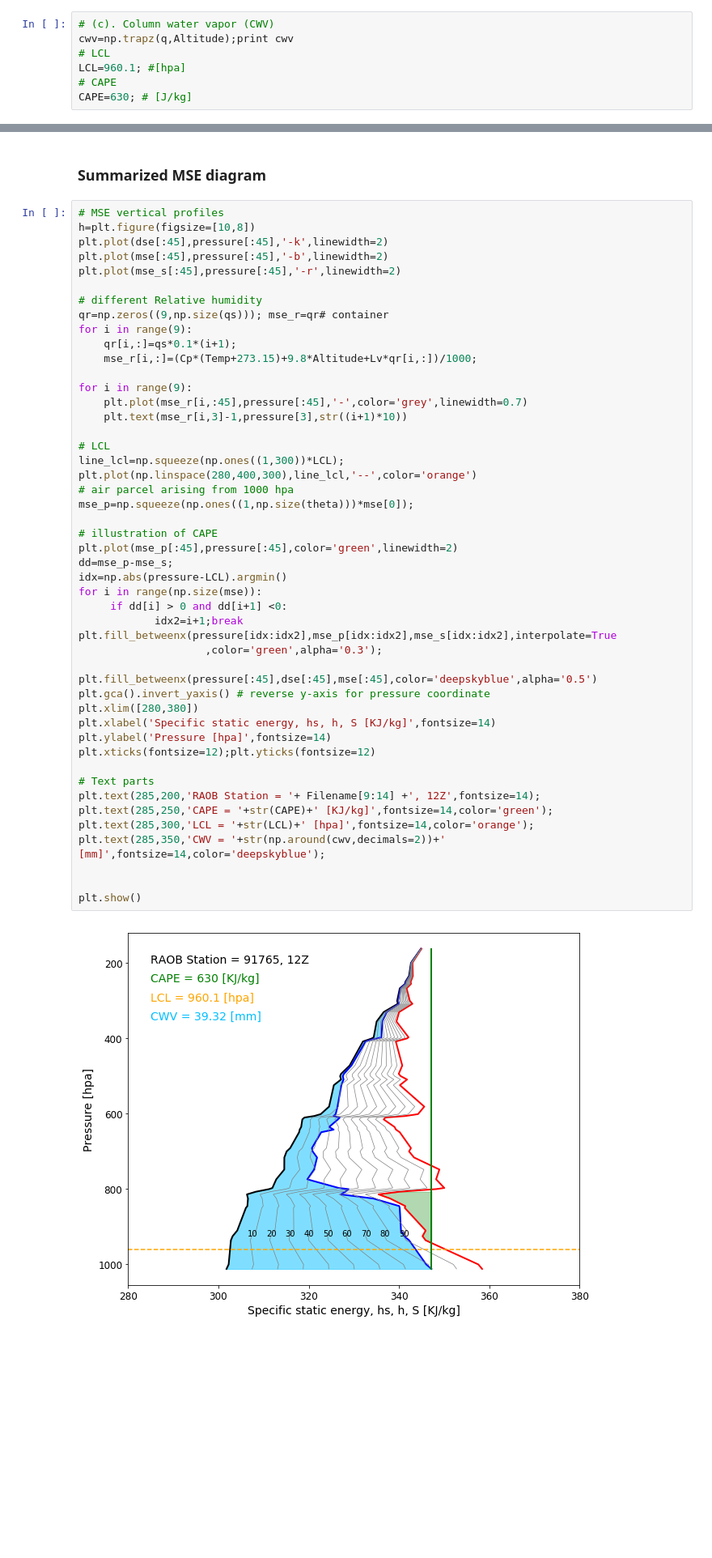
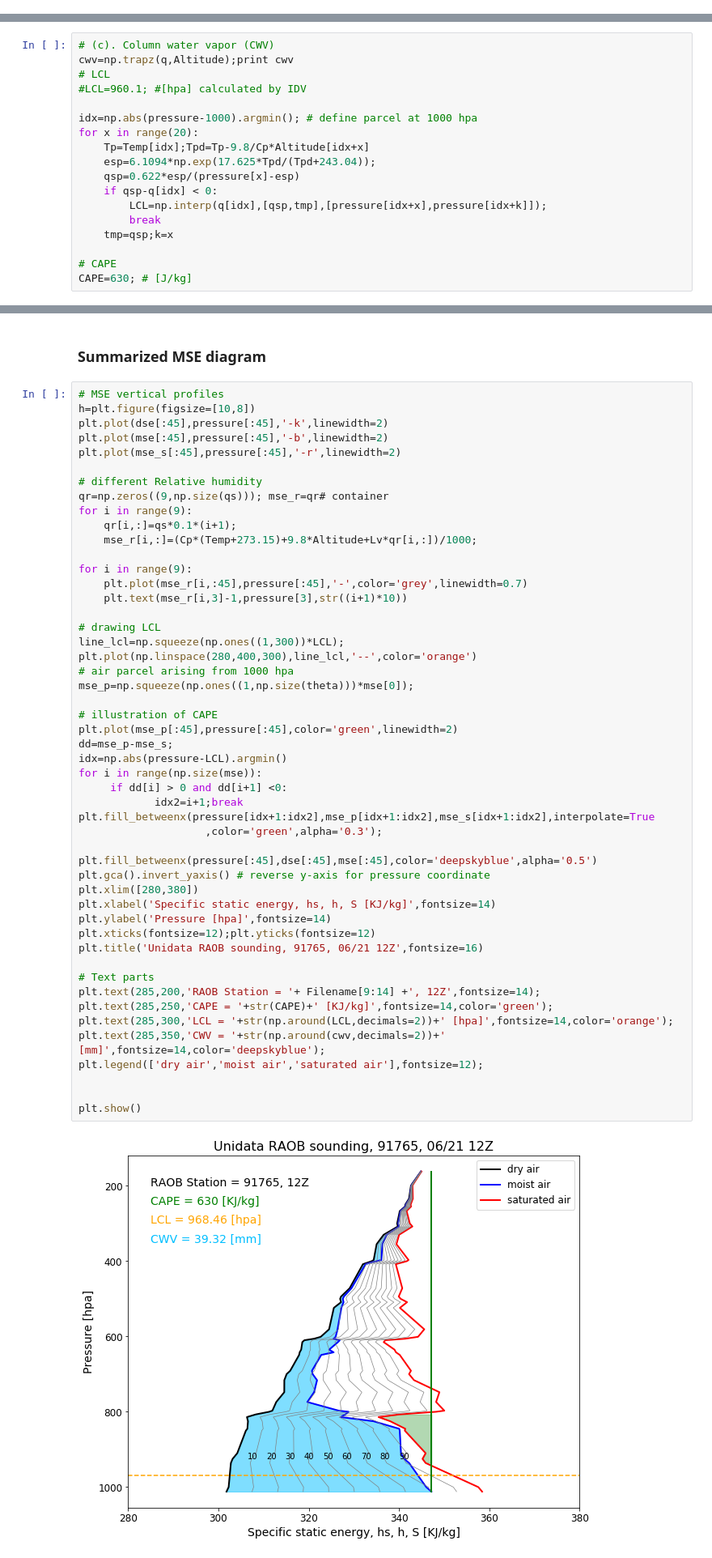
Before and after one commit to weiming9115/Working-Space, a Jupyter notebook: Sounding_profile/IDV_RAOBdata.ipynb, the cells around one changed output, grey strips where cells are left out. Shown: that part at 81% size. Drawn from its saved outputs; the diff is of its cells as text; blank space fills up the shorter version.

```diff
--- a/Sounding_profile/IDV_RAOBdata.ipynb
+++ b/Sounding_profile/IDV_RAOBdata.ipynb
@@ -80,10 +81,3 @@ theta=(Temp+273.15)*(1000/pressure)**(Rd/Cp);
 dse=(Cp*(Temp+273.15)+9.8*Altitude)/1000 # dry static energy [KJ/kg]
 mse=(Cp*(Temp+273.15)+9.8*Altitude+Lv*q)/1000; # moist static energy [KJ/kg]
 mse_s=(Cp*(Temp+273.15)+9.8*Altitude+Lv*qs)/1000; # moist static energy [KJ/kg]
-# %%
-# (c). Column water vapor (CWV)
-cwv=np.trapz(q,Altitude);print cwv
-# LCL
-LCL=960.1; #[hpa]
-# CAPE
-CAPE=630; # [J/kg]
@@ -91,0 +84,18 @@ CAPE=630; # [J/kg]
+# %%
+# (c). Column water vapor (CWV)
+cwv=np.trapz(q,Altitude);print cwv
+# LCL
+#LCL=960.1; #[hpa] calculated by IDV
+
+idx=np.abs(pressure-1000).argmin(); # define parcel at 1000 hpa
+for x in range(20):
+    Tp=Temp[idx];Tpd=Tp-9.8/Cp*Altitude[idx+x]
+    esp=6.1094*np.exp(17.625*Tpd/(Tpd+243.04));
+    qsp=0.622*esp/(pressure[x]-esp)
+    if qsp-q[idx] < 0:
+        LCL=np.interp(q[idx],[qsp,tmp],[pressure[idx+x],pressure[idx+k]]);
+        break
+    tmp=qsp;k=x
+
+# CAPE
+CAPE=630; # [J/kg]
@@ -108,36 +120,38 @@ for i in range(9):
     plt.plot(mse_r[i,:45],pressure[:45],'-',color='grey',linewidth=0.7)
     plt.text(mse_r[i,3]-1,pressure[3],str((i+1)*10))
 
-# LCL
+# drawing LCL
 line_lcl=np.squeeze(np.ones((1,300))*LCL);
 plt.plot(np.linspace(280,400,300),line_lcl,'--',color='orange')
 # air parcel arising from 1000 hpa
 mse_p=np.squeeze(np.ones((1,np.size(theta)))*mse[0]);
 
 # illustration of CAPE
 plt.plot(mse_p[:45],pressure[:45],color='green',linewidth=2)
 dd=mse_p-mse_s;
 idx=np.abs(pressure-LCL).argmin()
 for i in range(np.size(mse)):
      if dd[i] > 0 and dd[i+1] <0:
             idx2=i+1;break
-plt.fill_betweenx(pressure[idx:idx2],mse_p[idx:idx2],mse_s[idx:idx2],interpolate=True
+plt.fill_betweenx(pressure[idx+1:idx2],mse_p[idx+1:idx2],mse_s[idx+1:idx2],interpolate=True
                     ,color='green',alpha='0.3');
 
 plt.fill_betweenx(pressure[:45],dse[:45],mse[:45],color='deepskyblue',alpha='0.5')
 plt.gca().invert_yaxis() # reverse y-axis for pressure coordinate
 plt.xlim([280,380])
 plt.xlabel('Specific static energy, hs, h, S [KJ/kg]',fontsize=14)
 plt.ylabel('Pressure [hpa]',fontsize=14)
 plt.xticks(fontsize=12);plt.yticks(fontsize=12)
+plt.title('Unidata RAOB sounding, 91765, 06/21 12Z',fontsize=16)
 
 # Text parts
 plt.text(285,200,'RAOB Station = '+ Filename[9:14] +', 12Z',fontsize=14);
 plt.text(285,250,'CAPE = '+str(CAPE)+' [KJ/kg]',fontsize=14,color='green');
-plt.text(285,300,'LCL = '+str(LCL)+' [hpa]',fontsize=14,color='orange');
+plt.text(285,300,'LCL = '+str(np.around(LCL,decimals=2))+' [hpa]',fontsize=14,color='orange');
 plt.text(285,350,'CWV = '+str(np.around(cwv,decimals=2))+' [mm]',fontsize=14,color='deepskyblue');
+plt.legend(['dry air','moist air','saturated air'],fontsize=12);
 
 
 plt.show()
 # %% [output]
-[figure, old version]
+[figure, new version]
```
Also changed, not shown: parts of 5 cells of this notebook.
